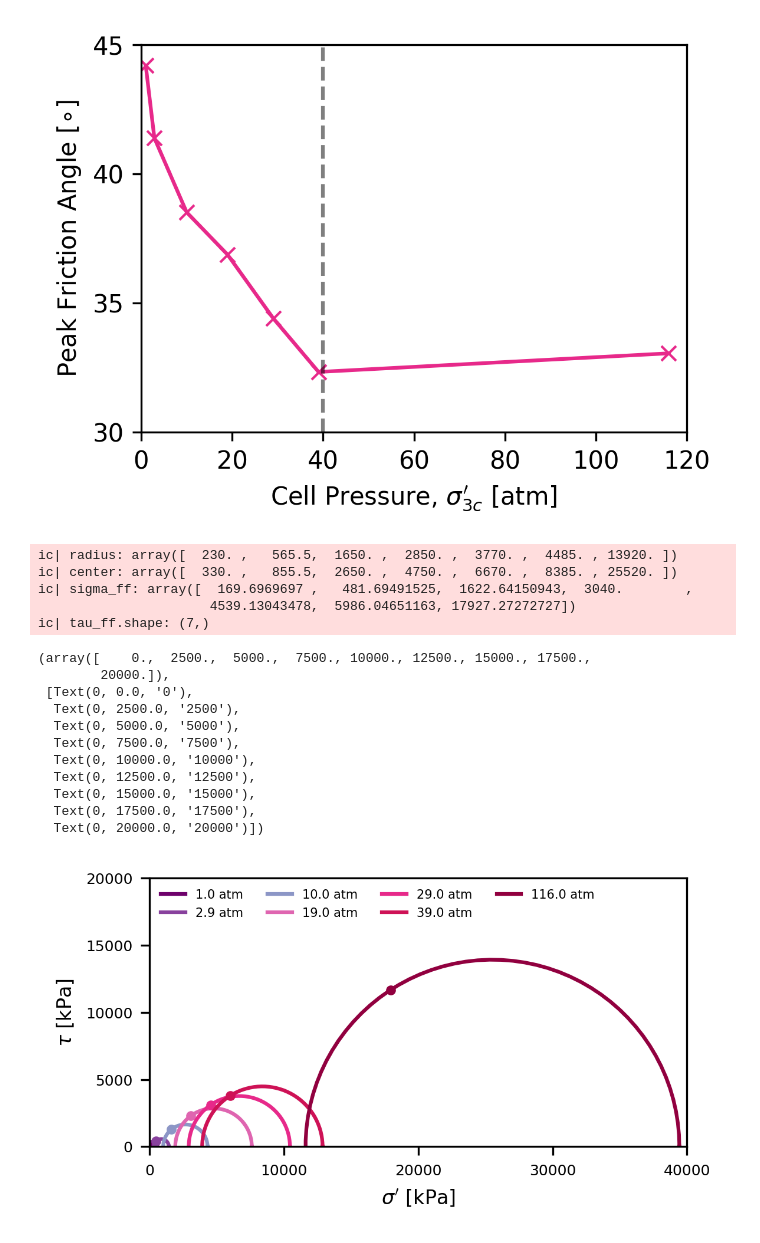
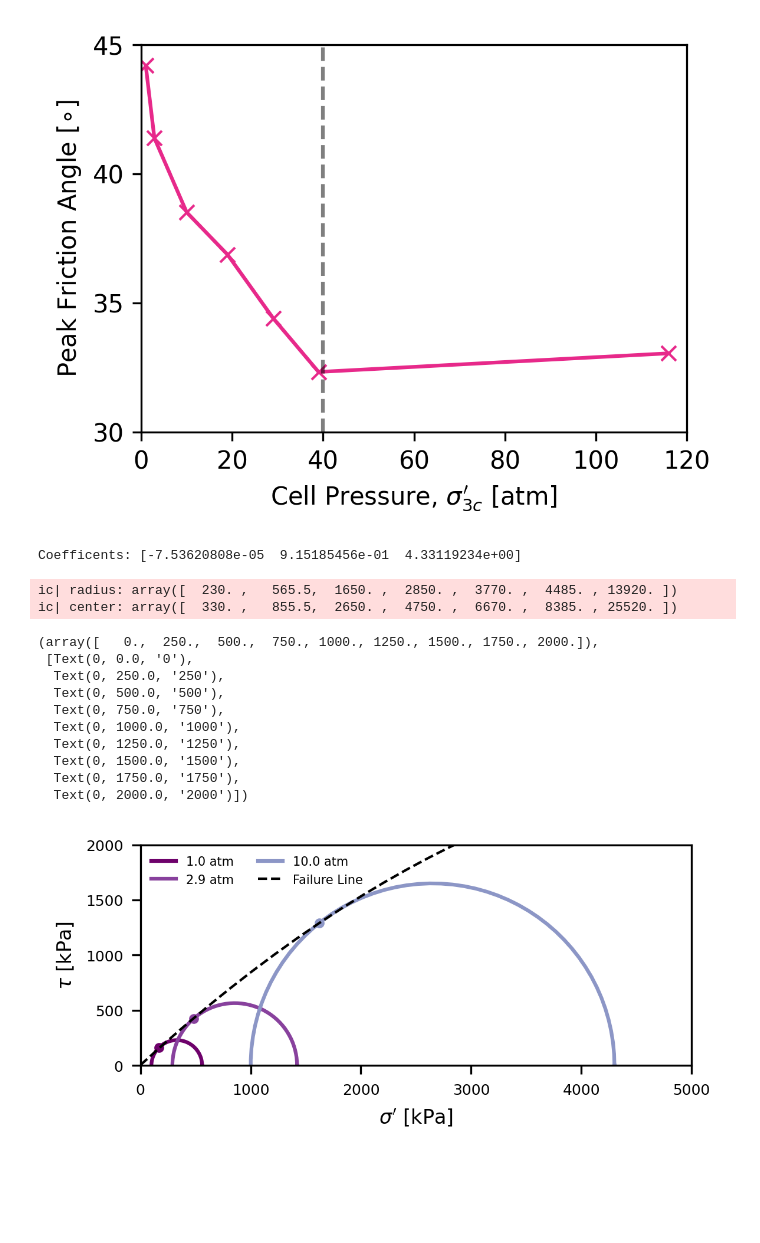
Before and after one commit to bKeungAuyeung/CE543-HW5, a Jupyter notebook: bAuyeung_HW5-code_CE543.ipynb, the cells around one changed output. Saved outputs shown, nothing was run; the diff lists cells and outputs as text; code cells hidden in the pictures; blank space fills up the shorter version.

Commit message:
Added failure line to Mohr-Coulomb plot

```diff
--- a/bAuyeung_HW5-code_CE543.ipynb
+++ b/bAuyeung_HW5-code_CE543.ipynb
@@ -51,53 +51,58 @@ radius = np.divide(deviatoric, 2)
 center = np.add(cell_pressure, major_principal)/2
 
 ic(radius)
 ic(center)
 
 radians = np.linspace(0, 2*np.pi, 100)
 radians_matrix = np.zeros((7, 100))
 
 for i in range(7):
     radians_matrix[i] = radians
 
 mohr_sigma = np.array([center[i] + radius[i]*np.cos(angle) for i in range(7) for angle in radians]).reshape(7, 100)
 mohr_tau = np.array([radius[i]*np.sin(angle) for i in range(7) for angle in radians]).reshape(7, 100)
 
 sigma_ff = np.array([(center[i] )- (radius[i]*np.cos((np.pi/2)- (phi_values[i]*np.pi/180))) for i in range(7)])
 tau_ff = np.array([sigma_ff[i]*np.tan((phi_values[i]*np.pi/180)) for i in range(7)])
 
-failure_points = np.array()
-
+# failure_points = np.array()
+fit_line = np.polyfit([0, sigma_ff[0], sigma_ff[1], sigma_ff[2]], [0, tau_ff[0], tau_ff[1], tau_ff[2]], 2)
+# fit_line = np.polyfit(sigma_ff, tau_ff, 2) # use this for all points
+fir_coeff = np.poly1d(fit_line)
+print(f"Coefficents: {fit_line}")
 
 colors = ['#6e016b','#88419d', '#8c96c6', '#df65b0', '#e7298a', '#ce1256', '#91003f']
 
 fig, ax = plt.subplots(figsize=(4,4), tight_layout=True, dpi=300)
-for i in range(7):
+for i in range(3): # change to 7 for all points
     ax.plot(mohr_sigma[i], mohr_tau[i], color = colors[i], linestyle = '-', label = f"{cell_pressure[i]/100} atm")
     ax.plot(sigma_ff[i], tau_ff[i], '.', color = colors[i])
 
+ax.plot(np.linspace(0, 20000, 100), fir_coeff(np.linspace(0, 20000, 100)), color = 'black', linestyle = '--', label = 'Failure Line', linewidth = 1)
 ax.set_xlabel("$\\sigma'$ [kPa]", fontsize = 8)
 ax.set_ylabel('$\\tau$ [kPa]', fontsize = 8)
-ax.legend(frameon = False, fontsize = 5, ncol = 4, loc = 'upper left')
+ax.legend(frameon = False, fontsize = 5, ncol = 2, loc = 'upper left')
 ax.set_aspect('equal')
-ax.set_ylim(0, 20000)
-ax.set_xlim(0, 40000)
+# # use these for all points
+# ax.set_ylim(0, 20000)
+# ax.set_xlim(0, 40000)
+# use these for 3 points
+ax.set_ylim(0, 2000)
+ax.set_xlim(0, 5000)
 plt.xticks(fontsize = 6)
 plt.yticks(fontsize = 6)
 # %% [output]
-ic| radius: array([  230. ,   565.5,  1650. ,  2850. ,  3770. ,  4485. , 13920. ])
-ic| center: array([  330. ,   855.5,  2650. ,  4750. ,  6670. ,  8385. , 25520. ])
-ic| sigma_ff: array([  169.6969697 ,   481.69491525,  1622.64150943,  3040.        ,
-                      4539.13043478,  5986.04651163, 17927.27272727])
-ic| tau_ff.shape: (7,)
+Coefficents: [-7.53620808e-05  9.15185456e-01  4.33119234e+00]
-(array([    0.,  2500.,  5000.,  7500., 10000., 12500., 15000., 17500.,
-        20000.]),
- [Text(0, 0.0, '0'),
-  Text(0, 2500.0, '2500'),
-  Text(0, 5000.0, '5000'),
-  Text(0, 7500.0, '7500'),
-  Text(0, 10000.0, '10000'),
-  Text(0, 12500.0, '12500'),
-  Text(0, 15000.0, '15000'),
-  Text(0, 17500.0, '17500'),
-  Text(0, 20000.0, '20000')])
+ic| radius: array([  230. ,   565.5,  1650. ,  2850. ,  3770. ,  4485. , 13920. ])
+ic| center: array([  330. ,   855.5,  2650. ,  4750. ,  6670. ,  8385. , 25520. ])
+(array([   0.,  250.,  500.,  750., 1000., 1250., 1500., 1750., 2000.]),
+ [Text(0, 0.0, '0'),
+  Text(0, 250.0, '250'),
+  Text(0, 500.0, '500'),
+  Text(0, 750.0, '750'),
+  Text(0, 1000.0, '1000'),
+  Text(0, 1250.0, '1250'),
+  Text(0, 1500.0, '1500'),
+  Text(0, 1750.0, '1750'),
+  Text(0, 2000.0, '2000')])
-[figure, old version]
+[figure, new version]
```
